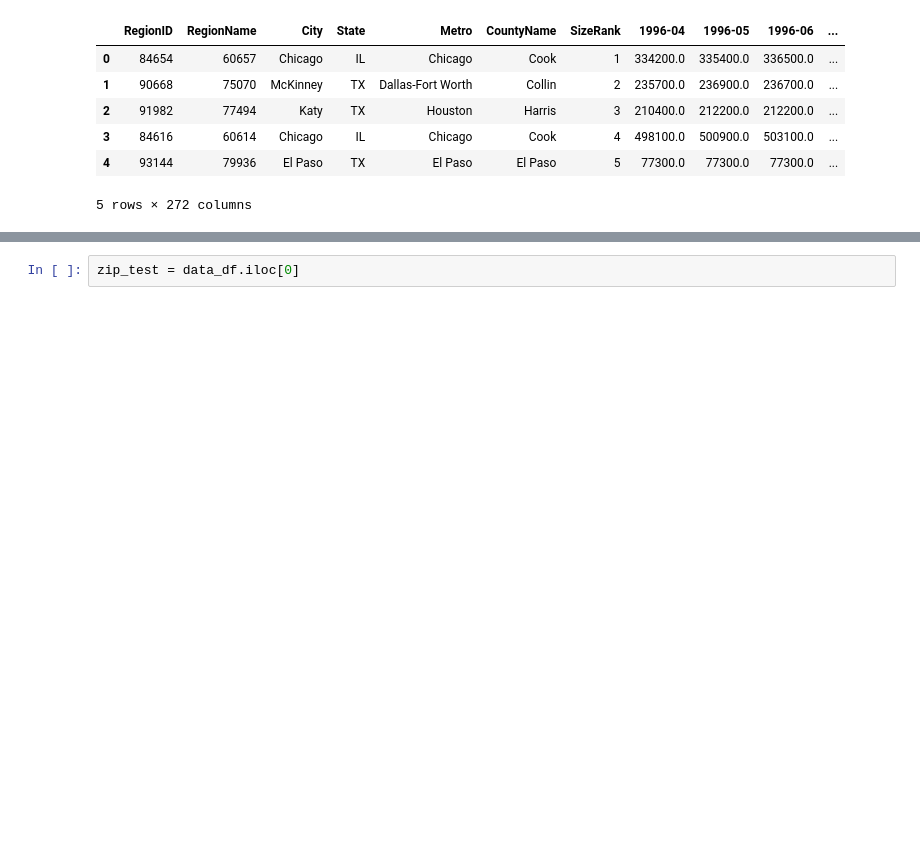
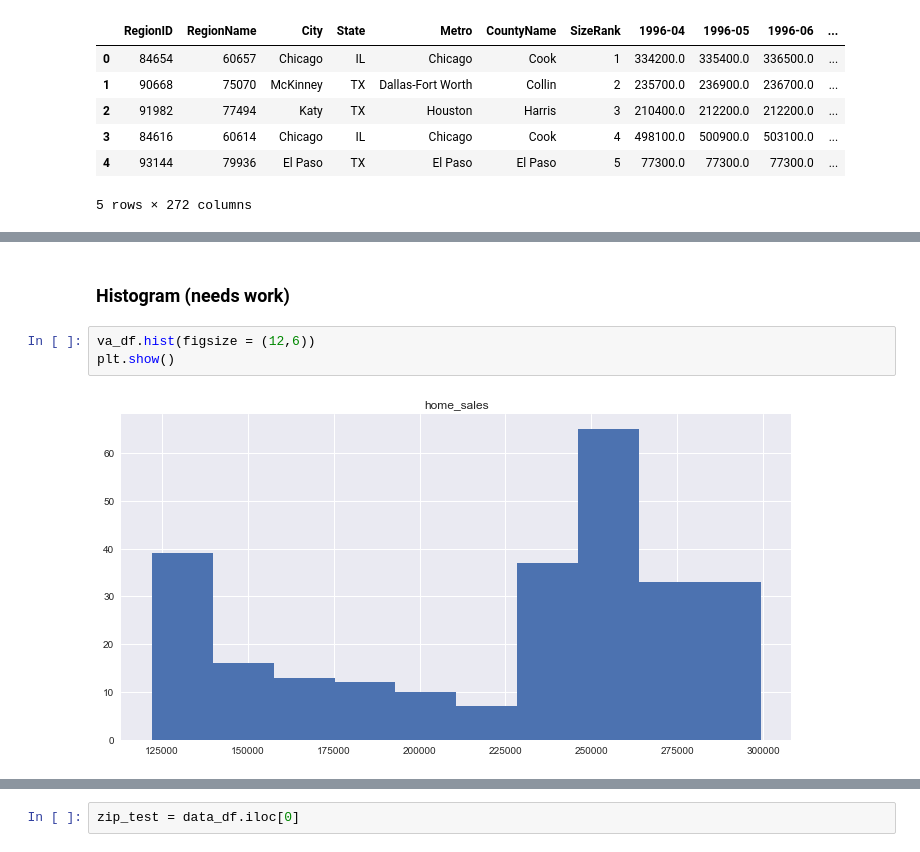
Before and after one commit to jxn628/dsc-phase-4-project-1, a Jupyter notebook: student.ipynb, the cells around one changed output, grey strips where cells are left out. Cells and saved outputs as stored; diff of their text form; blank space fills up the shorter version.

```diff
--- a/student.ipynb
+++ b/student.ipynb
@@ -68,0 +180,7 @@ df.head()
+# %% [markdown]
+### Histogram (needs work)
+# %%
+va_df.hist(figsize = (12,6))
+plt.show()
+# %% [output]
+[figure, added]
```
Also changed, not shown: parts of 99 cells of this notebook.
